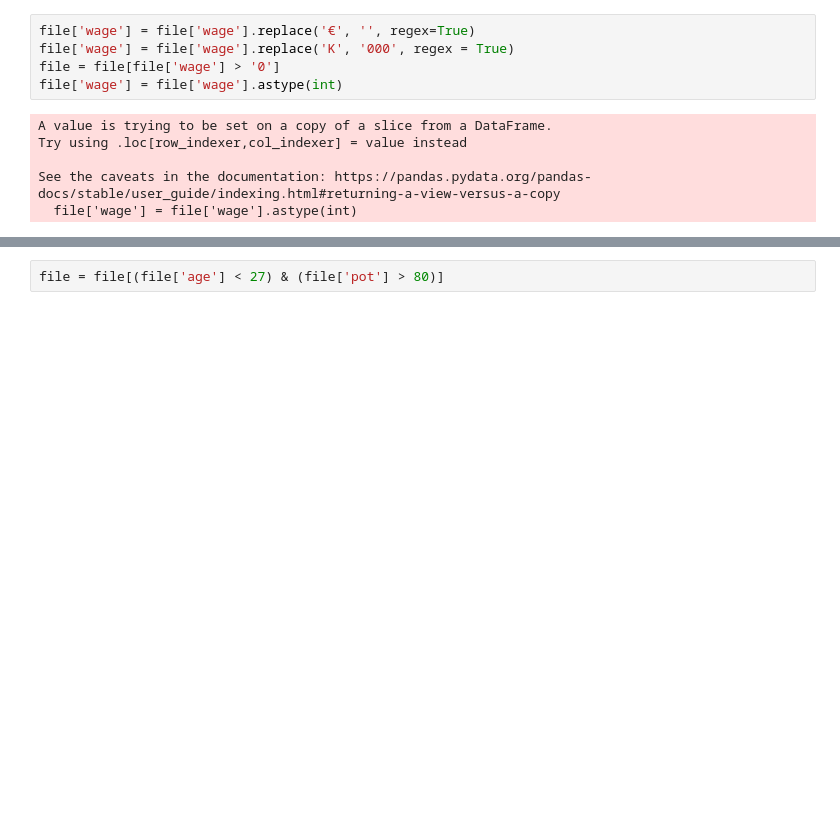
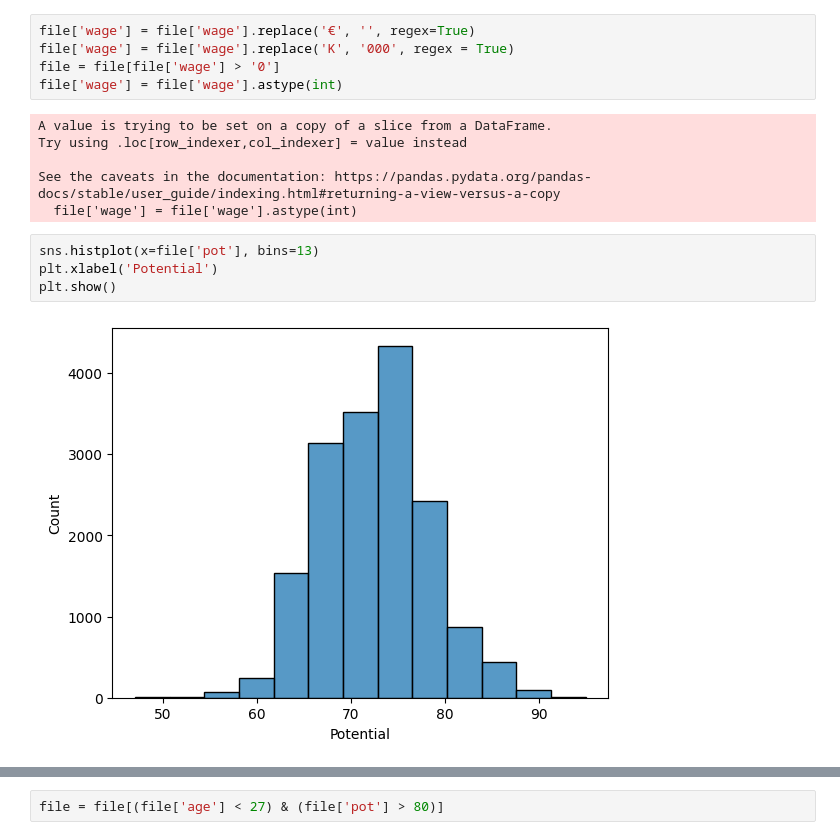
Before and after one commit to MiguelSaraiva/data_Fifa_MoneyBall, a Jupyter notebook: FIFA_MoneyBall.ipynb, the cells around one changed output, grey strips where cells are left out. Drawn from its saved outputs; the diff is of its cells as text; blank space fills up the shorter version.

```diff
--- a/FIFA_MoneyBall.ipynb
+++ b/FIFA_MoneyBall.ipynb
@@ -89,3 +96,9 @@ Try using .loc[row_indexer,col_indexer] = value instead
 
 See the caveats in the documentation: https://pandas.pydata.org/pandas-docs/stable/user_guide/indexing.html#returning-a-view-versus-a-copy
   file['wage'] = file['wage'].astype(int)
+# %%
+sns.histplot(x=file['pot'], bins=13)
+plt.xlabel('Potential')
+plt.show()
+# %% [output]
+[figure, added]
```
Also changed, not shown: parts of 66 cells of this notebook, 2 other files.
